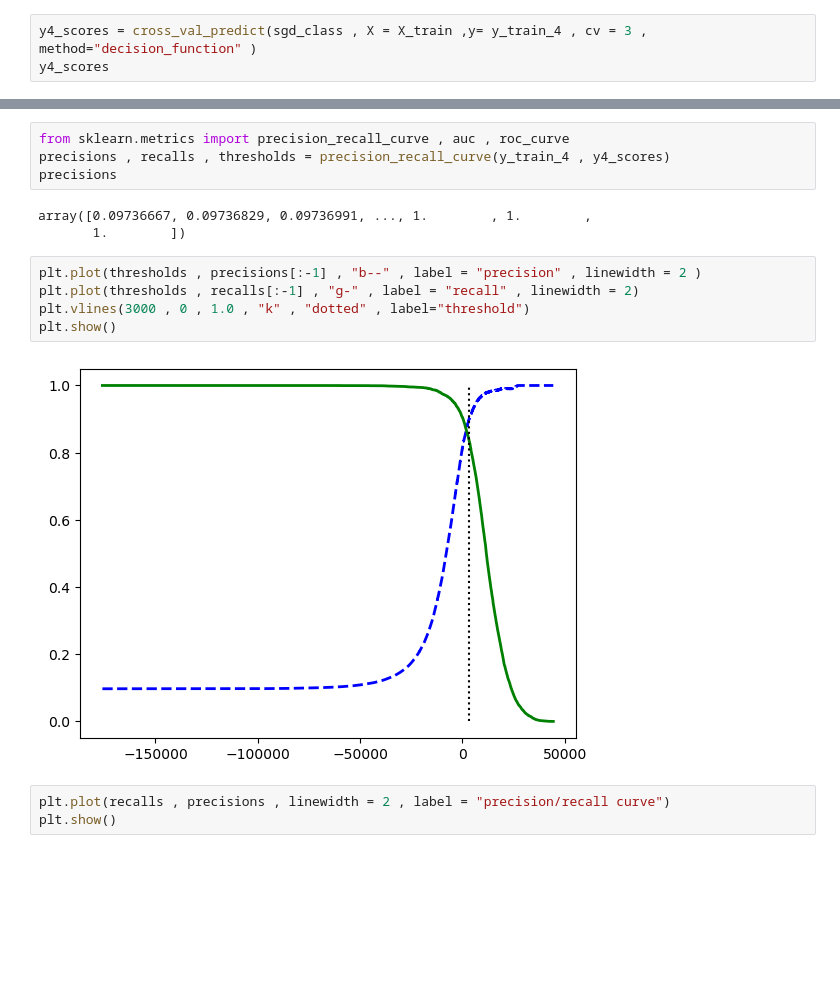
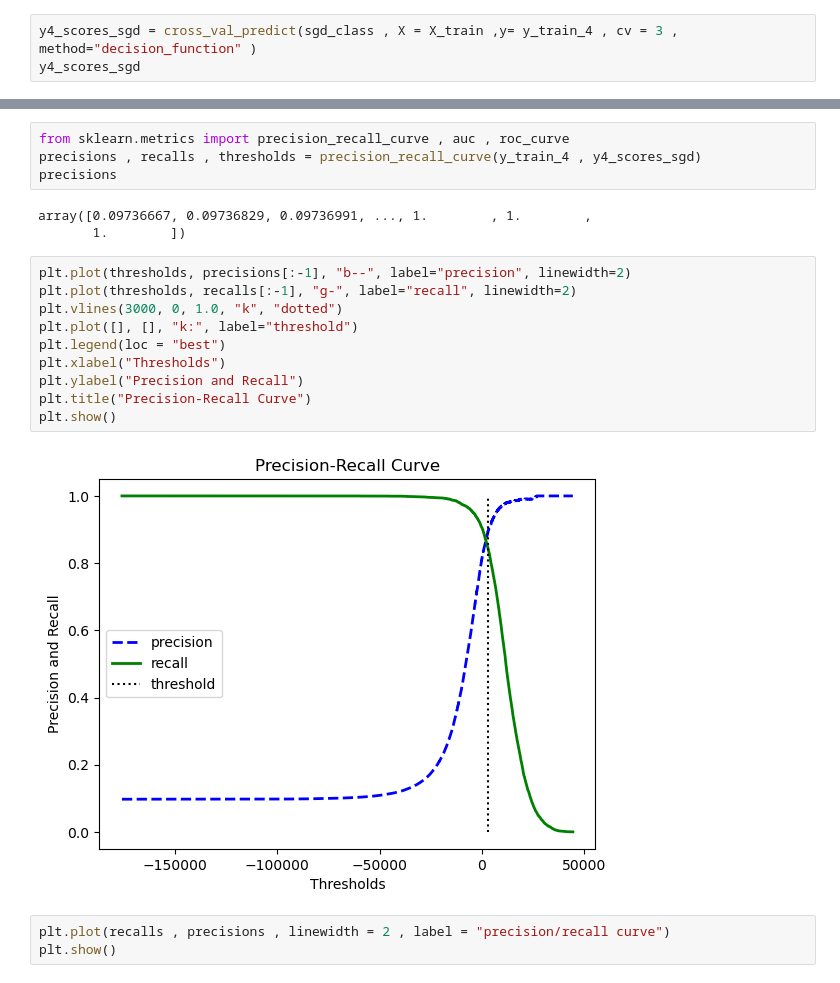
Before and after one commit to Monish147/Machine_Learning_Projects, a Jupyter notebook: chapter3/text_learn.ipynb, the cells around one changed output, grey strips where cells are left out. Drawn from its saved outputs; the diff is of its cells as text; blank space fills up the shorter version.

```diff
--- a/chapter3/text_learn.ipynb
+++ b/chapter3/text_learn.ipynb
@@ -174,25 +197,30 @@ sgd_class.fit(X_train , y_train_4)
 # %% [output]
 SGDClassifier(random_state=42)
 # %%
-y4_scores = cross_val_predict(sgd_class , X = X_train ,y= y_train_4 , cv = 3 , method="decision_function" )
-y4_scores
+y4_scores_sgd = cross_val_predict(sgd_class , X = X_train ,y= y_train_4 , cv = 3 , method="decision_function" )
+y4_scores_sgd
 # %% [output]
 array([-31754.76525516, -26393.82888302,   2160.11030898, ...,
        -19439.69962707, -10979.35873154, -22487.33775957])
 # %%
 from sklearn.metrics import precision_recall_curve , auc , roc_curve
-precisions , recalls , thresholds = precision_recall_curve(y_train_4 , y4_scores)
+precisions , recalls , thresholds = precision_recall_curve(y_train_4 , y4_scores_sgd)
 precisions
 # %% [output]
 array([0.09736667, 0.09736829, 0.09736991, ..., 1.        , 1.        ,
        1.        ])
 # %%
-plt.plot(thresholds , precisions[:-1] , "b--" , label = "precision" , linewidth = 2 )
-plt.plot(thresholds , recalls[:-1] , "g-" , label = "recall" , linewidth = 2)
-plt.vlines(3000 , 0 , 1.0 , "k" , "dotted" , label="threshold")
+plt.plot(thresholds, precisions[:-1], "b--", label="precision", linewidth=2)
+plt.plot(thresholds, recalls[:-1], "g-", label="recall", linewidth=2)
+plt.vlines(3000, 0, 1.0, "k", "dotted")
+plt.plot([], [], "k:", label="threshold")
+plt.legend(loc = "best")
+plt.xlabel("Thresholds")
+plt.ylabel("Precision and Recall")
+plt.title("Precision-Recall Curve")
 plt.show()
 # %% [output]
-[figure, old version]
+[figure, new version]
 # %%
 plt.plot(recalls , precisions , linewidth = 2 , label = "precision/recall curve")
 plt.show()
```
Also changed, not shown: parts of 13 cells of this notebook, 2 other files.
